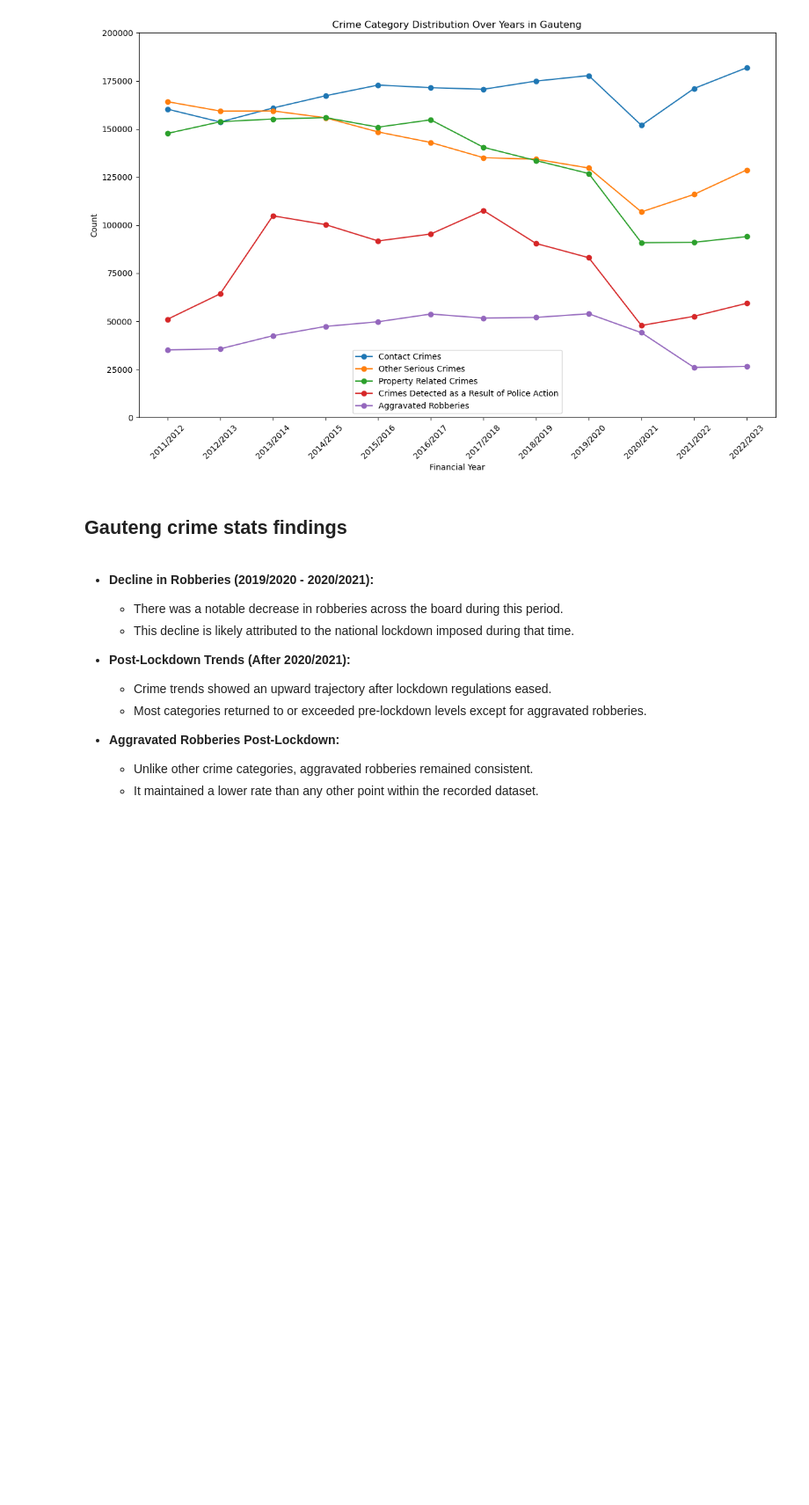
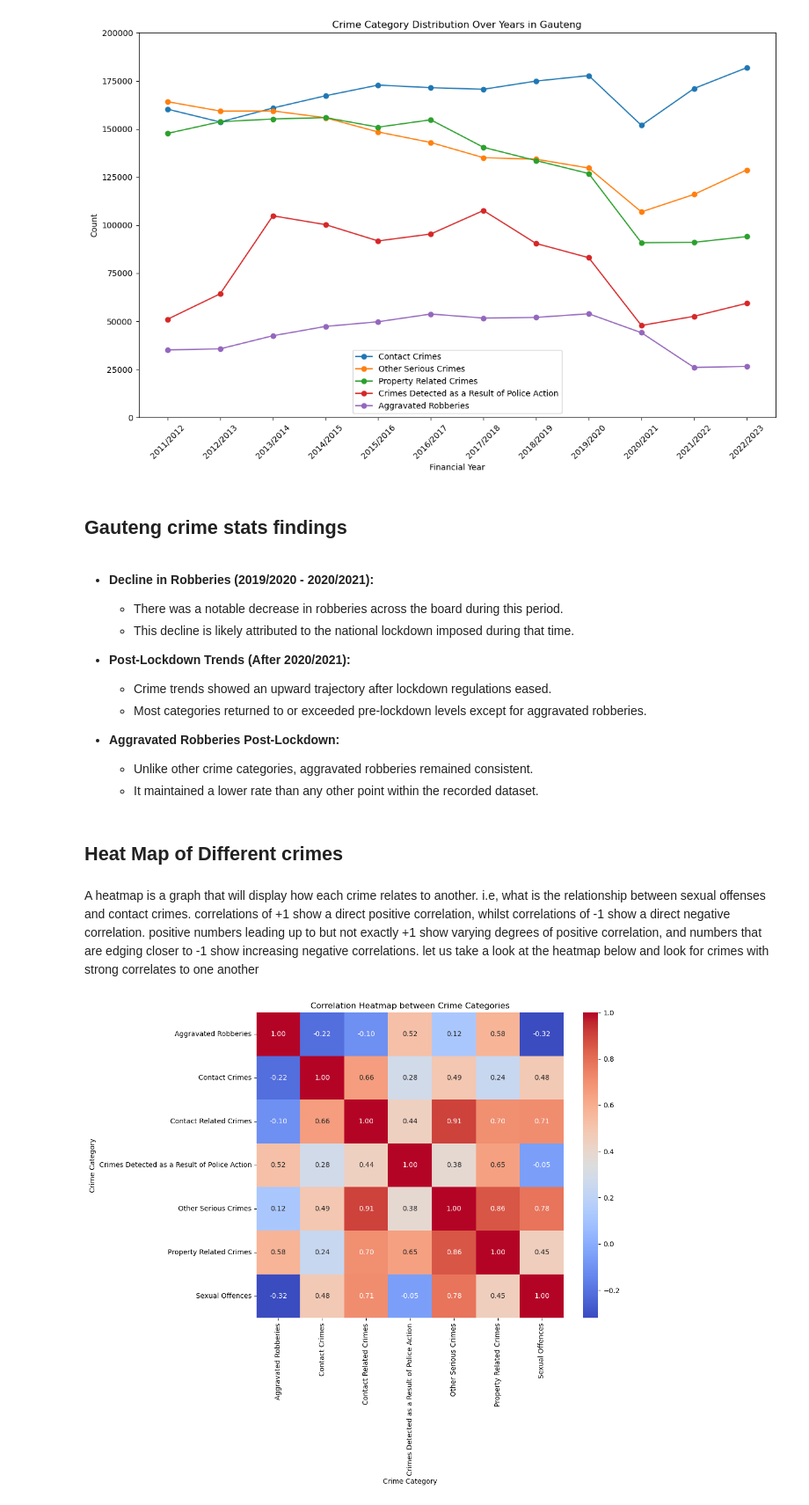
Before and after one commit to Buckweed2020/Projects, a Jupyter notebook: Crime Stats in South Africa.ipynb, the cells around one changed output. Shown at 88% size. Saved outputs shown, nothing was run; the diff lists cells and outputs as text; code cells hidden in the pictures; blank space fills up the shorter version.

Commit message:
added correlation heatmap

```diff
--- a/Crime Stats in South Africa.ipynb
+++ b/Crime Stats in South Africa.ipynb
@@ -225,3 +225,15 @@ plt.show()
 - **Aggravated Robberies Post-Lockdown:**
   - Unlike other crime categories, aggravated robberies remained consistent.
   - It maintained a lower rate than any other point within the recorded dataset.
+# %% [markdown]
+## Heat Map of Different crimes
+# %% [markdown]
+A heatmap is a graph that will display how each crime relates to another. i.e, what is the relationship between sexual offenses and contact crimes. correlations of +1 show a direct positive correlation, whilst correlations of -1 show a direct negative correlation. positive numbers leading up to but not exactly +1 show varying degrees of positive correlation, and numbers that are edging closer to -1 show increasing negative correlations. let us take a look at the heatmap below and look for crimes with strong correlates to one another
+# %%
+correlation_matrix = crime_counts_over_years.corr()
+plt.figure(figsize=(10, 8))
+sns.heatmap(correlation_matrix, annot=True, cmap='coolwarm', fmt=".2f")
+plt.title('Correlation Heatmap between Crime Categories')
+plt.show()
+# %% [output]
+[figure, added]
```
